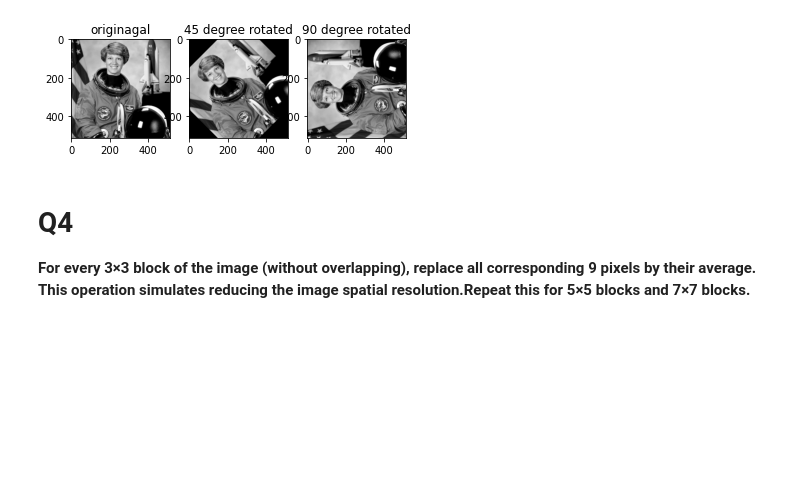
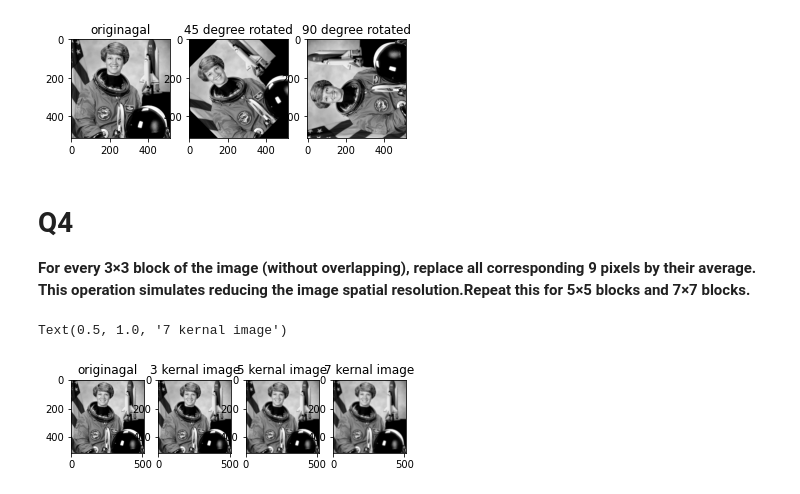
Before and after one commit to samitha093/Image-processing-Assigment1, a Jupyter notebook: Untitled1.ipynb, the cells around one changed output. Cells and saved outputs as stored; diff of their text form; code cells hidden in the pictures; blank space fills up the shorter version.

```diff
--- a/Untitled1.ipynb
+++ b/Untitled1.ipynb
@@ -130,3 +139,30 @@ Text(0.5, 1.0, '90 degree rotated')
 # %% [markdown]
 # **Q4**
 **For every 3×3 block of the image (without overlapping), replace all corresponding 9 pixels by their average. This operation simulates reducing the image spatial resolution.Repeat this for 5×5 blocks and 7×7 blocks.**
+# %%
+# 3x3 block
+mean_3x3 = cv2.blur(gray_image_8bit, (3, 3))
+
+# 5x5 block
+mean_5x5 = cv2.blur(gray_image_8bit, (5, 5))
+
+# 7x7 block
+mean_7x7 = cv2.blur(gray_image_8bit, (7, 7))
+
+#plote images
+f,arr = plt.subplots(1,4)
+
+arr[0].imshow(gray_image_8bit)
+arr[0].set_title('originagal')
+
+arr[1].imshow(mean_3x3)
+arr[1].set_title('3 kernal image')
+
+arr[2].imshow(mean_5x5)
+arr[2].set_title('5 kernal image')
+
+arr[3].imshow(mean_7x7)
+arr[3].set_title('7 kernal image')
+# %% [output]
+Text(0.5, 1.0, '7 kernal image')
+[figure, added]
```
Also changed, not shown: parts of 2 cells of this notebook.
